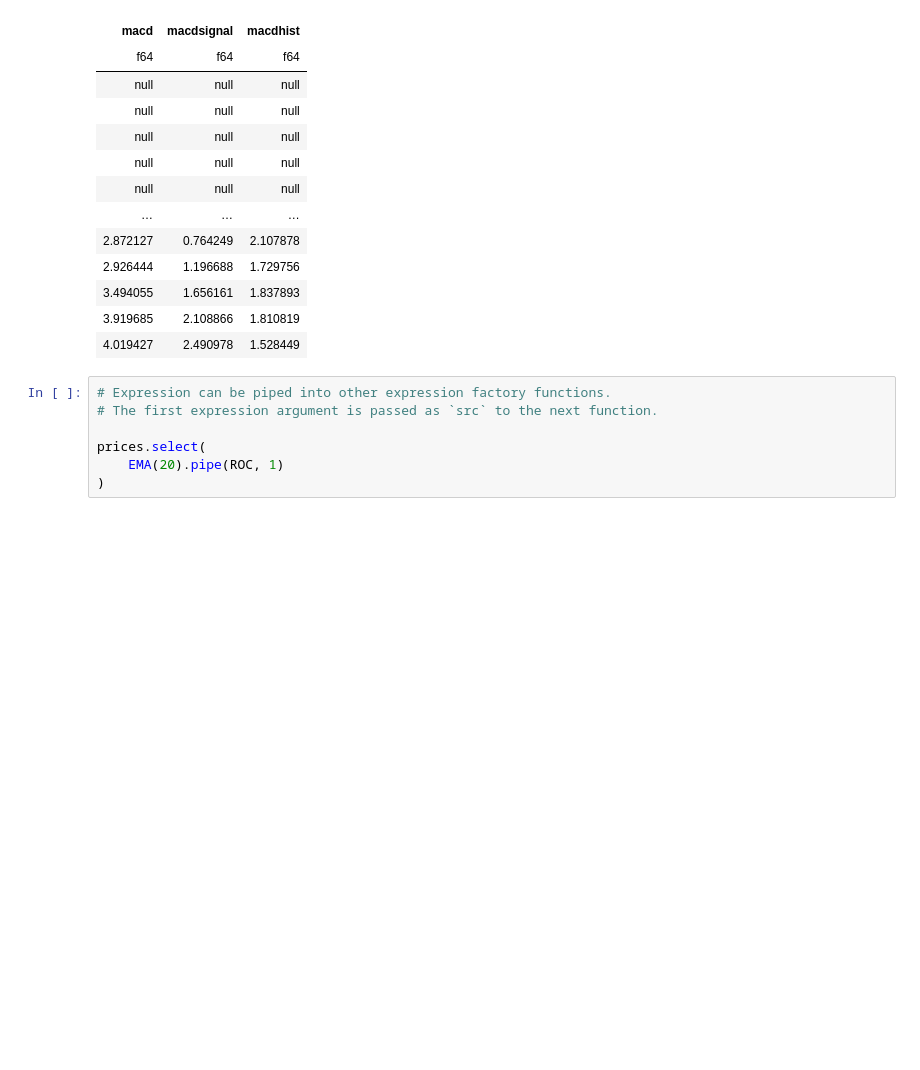
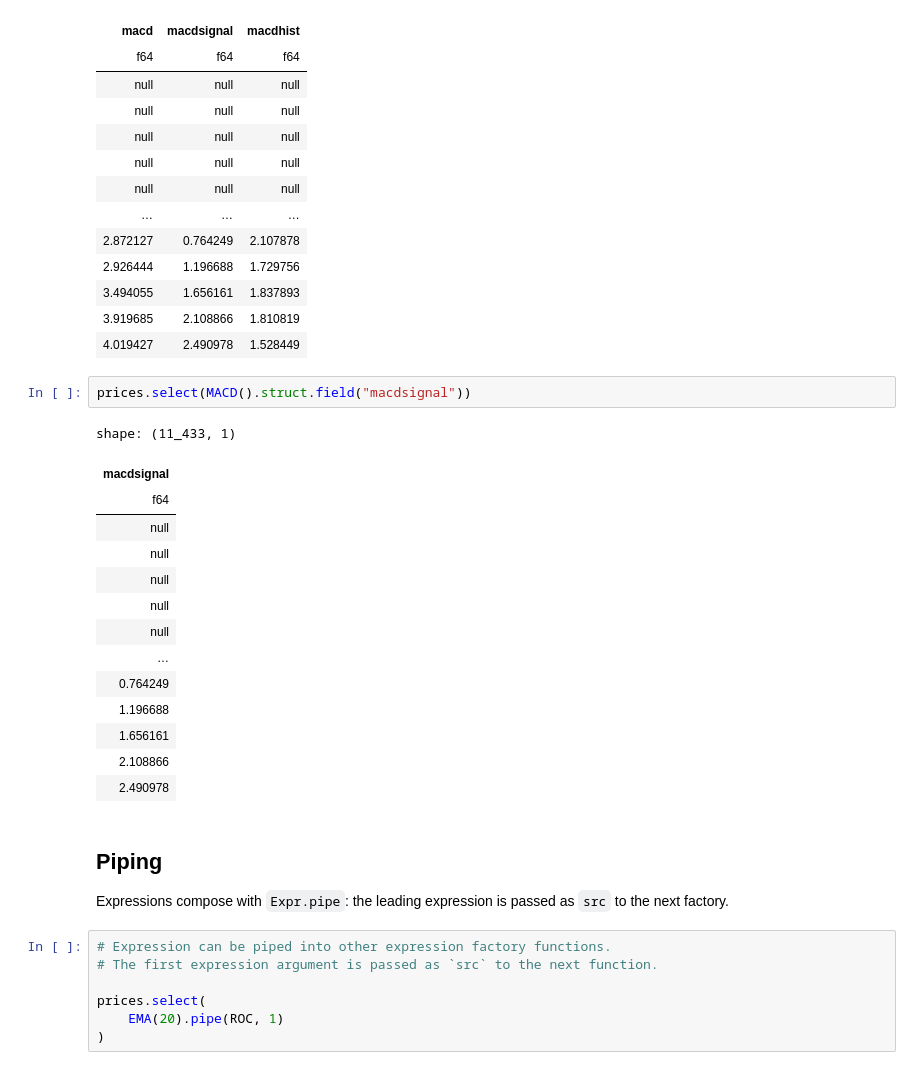
Before and after one commit to furechan/mintalib, a Jupyter notebook: examples/expressions.ipynb, the cells around one changed output. Saved outputs shown, nothing was run; the diff lists cells and outputs as text; blank space fills up the shorter version.

```diff
--- a/examples/expressions.ipynb
+++ b/examples/expressions.ipynb
@@ -84,6 +81,27 @@ shape: (11_433, 3)
 | 3.494055 | 1.656161 | 1.837893 |
 | 3.919685 | 2.108866 | 1.810819 |
 | 4.019427 | 2.490978 | 1.528449 |
+# %%
+prices.select(MACD().struct.field("macdsignal"))
+# %% [output]
+shape: (11_433, 1)
+| macdsignal |
+| f64 |
+| null |
+| null |
+| null |
+| null |
+| null |
+| … |
+| 0.764249 |
+| 1.196688 |
+| 1.656161 |
+| 2.108866 |
+| 2.490978 |
+# %% [markdown]
+## Piping
+
+Expressions compose with `Expr.pipe`: the leading expression is passed as `src` to the next factory.
 # %%
 # Expression can be piped into other expression factory functions.
 # The first expression argument is passed as `src` to the next function.
```
Also changed, not shown: parts of 9 cells of this notebook, 20 other files.
